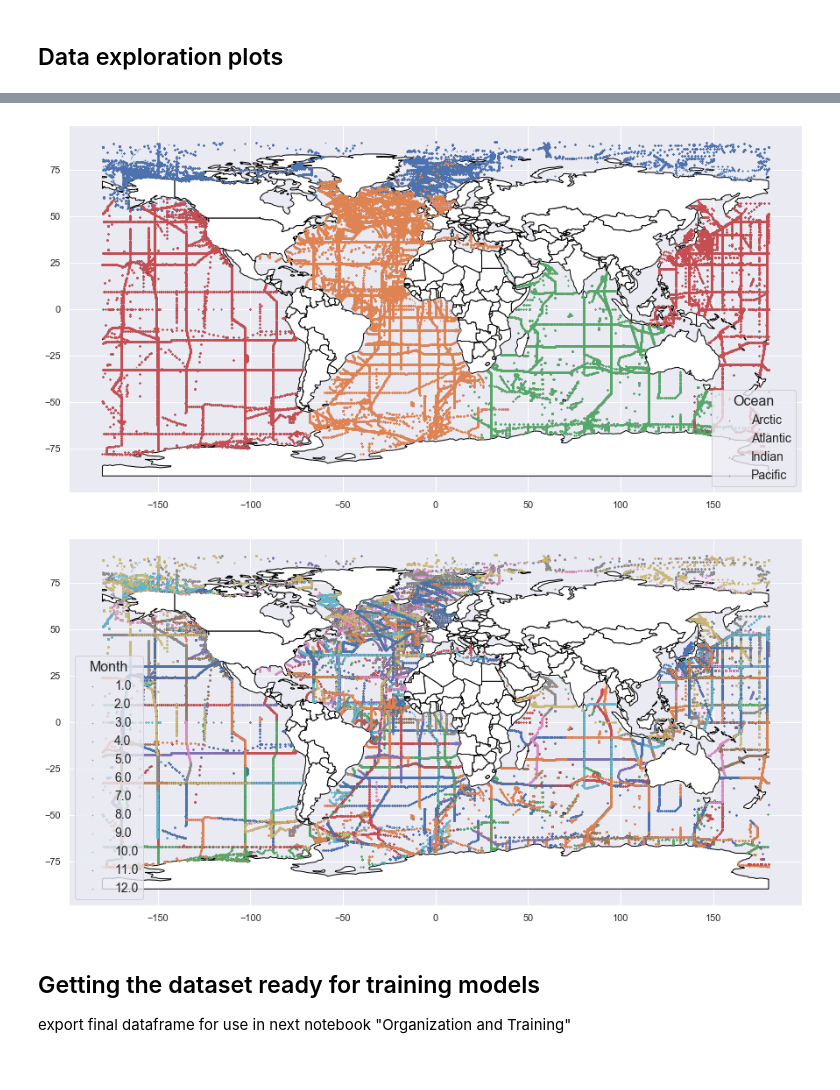
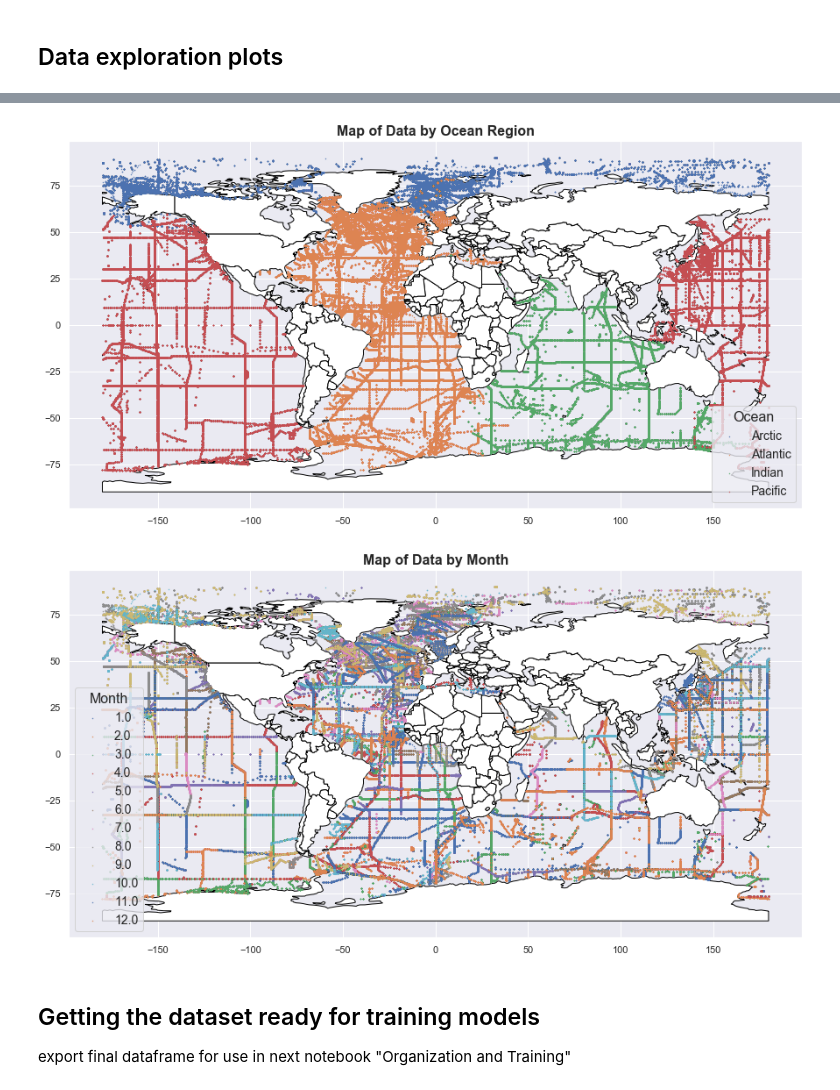
Before and after one commit to ossana1/DATA606_FinalProject, a Jupyter notebook: Notebooks/Phase I_Exploration and Cleaning Part I.ipynb, the cells around one changed output, grey strips where cells are left out. Drawn from its saved outputs; the diff is of its cells as text; code cells hidden in the pictures.

```diff
--- a/Notebooks/Phase I_Exploration and Cleaning Part I.ipynb
+++ b/Notebooks/Phase I_Exploration and Cleaning Part I.ipynb
@@ -491,25 +484,26 @@ for state, frame in by_ocean:
 
 plt.legend(title='Ocean',fontsize= 14)
 plt.setp(axe.get_legend().get_title(), fontsize='16') # for legend title
+plt.title('Map of Data by Ocean Region',fontsize='16',fontweight='bold')
 plt.show()
 # %% [output]
-[figure, old version]
+[figure, new version]
 # %%
 fig, axe = plt.subplots(1, 1,figsize=(15, 10))
 world = gpd.read_file(gpd.datasets.get_path('naturalearth_lowres'))
 world.plot(color='white', ax=axe,edgecolor='black', )
 
 by_ocean = df.groupby("month")
 
 for state, frame in by_ocean:
     axe.scatter(frame.longitude,frame.latitude,s=.2,label=state);
 
 plt.legend(title='Month',fontsize= 14)
 plt.setp(axe.get_legend().get_title(), fontsize='16') # for legend title
-
+plt.title('Map of Data by Month',fontsize='16',fontweight='bold')
 plt.show()
 # %% [output]
-[figure, old version]
+[figure, new version]
 # %% [markdown]
 ## Getting the dataset ready for training models
 
```
Also changed, not shown: parts of 25 cells of this notebook.
